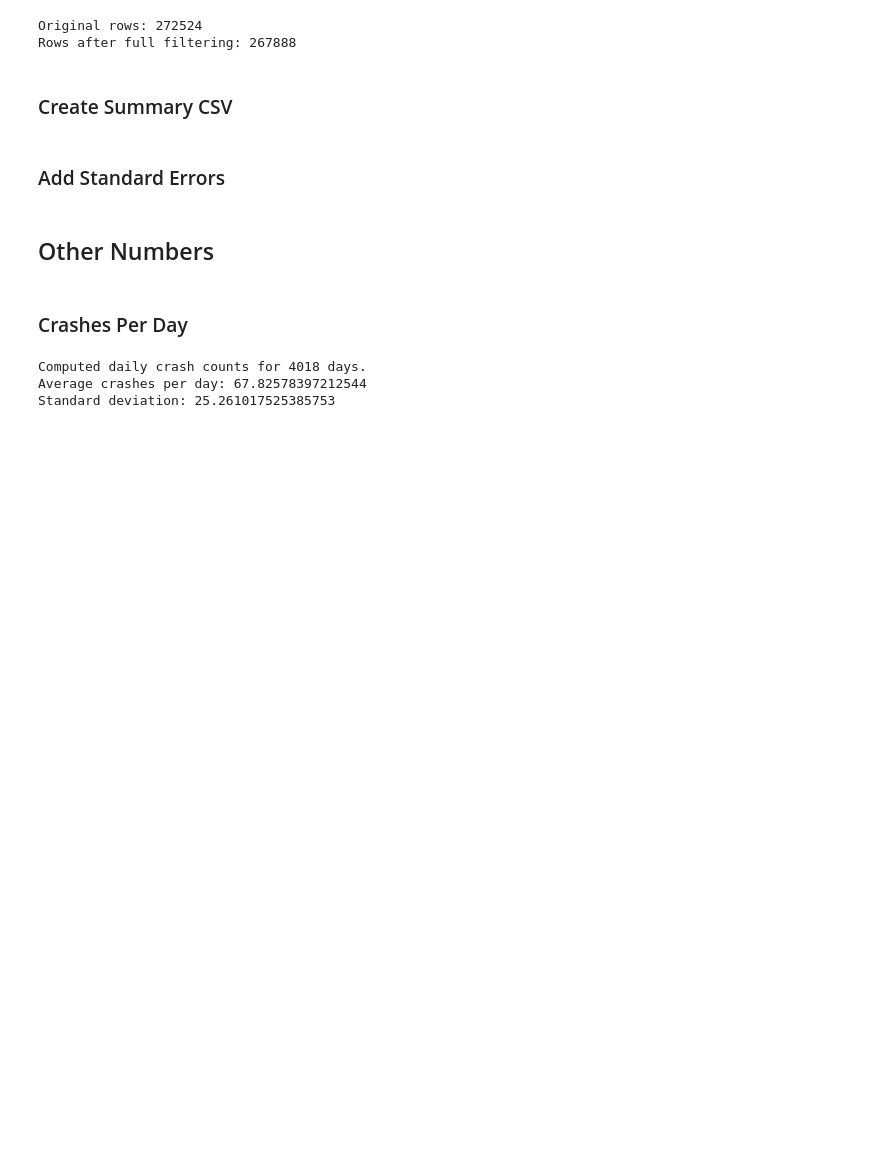
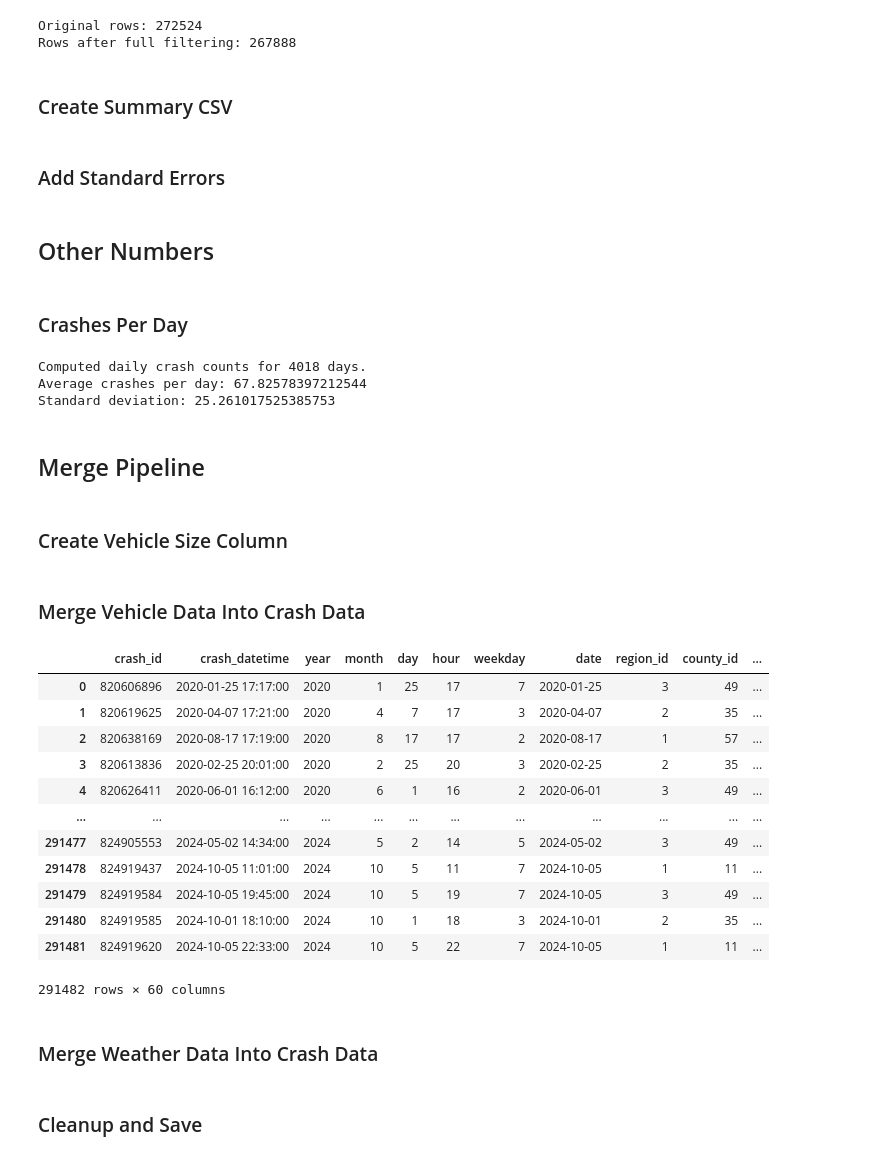
Before and after one commit to theodorewright11/econ484_ml_project, a Jupyter notebook: scripts/main.ipynb, the cells around one changed output. Drawn from its saved outputs; the diff is of its cells as text; code cells hidden in the pictures; blank space fills up the shorter version.

```diff
--- a/scripts/main.ipynb
+++ b/scripts/main.ipynb
@@ -195,3 +195,7 @@ print("Standard deviation:", daily_crashes["crash_count"].std())
 Computed daily crash counts for 4018 days.
 Average crashes per day: 67.82578397212544
 Standard deviation: 25.261017525385753
+# %% [markdown]
+## Merge Pipeline
+# %% [markdown]
+### Create Vehicle Size Column
@@ -197,0 +273,59 @@ Standard deviation: 25.261017525385753
+# %% [markdown]
+### Merge Vehicle Data Into Crash Data
+# %%
+crash = pd.read_csv("../data/raw/crash_data_2020_2025.csv", low_memory=False)
+
+# --- Convert datetime columns ---
+crash["crash_datetime"] = pd.to_datetime(crash["crash_datetime"], errors="coerce")
+vehicle["crash_datetime"] = pd.to_datetime(vehicle["crash_datetime"], errors="coerce")
+
+# 1. Aggregate VEHICLE data to crash level
+
+# Example aggregate (keep one row per crash)
+agg_funcs = {
+    "vehicle_num": "count",
+    "vehicle_year": "mean",
+    "estimated_travel_speed": "mean",
+    "posted_speed": "mean"
+}
+
+# Treat impossible vehicle_years as missing
+vehicle.loc[vehicle["vehicle_year"] <= 1900, "vehicle_year"] = np.nan
+
+vehicle_summary = (
+    vehicle.groupby("crash_id")
+    .agg(agg_funcs)
+    .reset_index()
+    .rename(columns={
+        "vehicle_num": "num_vehicles_reported",
+        "vehicle_year": "avg_vehicle_year",
+        "estimated_travel_speed": "avg_estimated_speed",
+        "posted_speed": "avg_posted_speed"
+    })
+)
+
+# 2. Merge vehicle summary into crash
+
+# --- merge summaries together ---
+vehicle_merged = vehicle_summary.merge(vehicle_type_summary, on="crash_id", how="left")
+
+# --- merge into crash data ---
+crash_veh = crash.merge(vehicle_merged, on="crash_id", how="left")
+
+crash_veh
+# %% [output]
+|  | crash_id | crash_datetime | year | month | day | hour | weekday | date | region_id | county_id | ... |
+| 0 | 820606896 | 2020-01-25 17:17:00 | 2020 | 1 | 25 | 17 | 7 | 2020-01-25 | 3 | 49 | ... |
+| 1 | 820619625 | 2020-04-07 17:21:00 | 2020 | 4 | 7 | 17 | 3 | 2020-04-07 | 2 | 35 | ... |
+| 2 | 820638169 | 2020-08-17 17:19:00 | 2020 | 8 | 17 | 17 | 2 | 2020-08-17 | 1 | 57 | ... |
+| 3 | 820613836 | 2020-02-25 20:01:00 | 2020 | 2 | 25 | 20 | 3 | 2020-02-25 | 2 | 35 | ... |
+| 4 | 820626411 | 2020-06-01 16:12:00 | 2020 | 6 | 1 | 16 | 2 | 2020-06-01 | 3 | 49 | ... |
+| ... | ... | ... | ... | ... | ... | ... | ... | ... | ... | ... | ... |
+| 291477 | 824905553 | 2024-05-02 14:34:00 | 2024 | 5 | 2 | 14 | 5 | 2024-05-02 | 3 | 49 | ... |
+| 291478 | 824919437 | 2024-10-05 11:01:00 | 2024 | 10 | 5 | 11 | 7 | 2024-10-05 | 1 | 11 | ... |
+| 291479 | 824919584 | 2024-10-05 19:45:00 | 2024 | 10 | 5 | 19 | 7 | 2024-10-05 | 3 | 49 | ... |
+| 291480 | 824919585 | 2024-10-01 18:10:00 | 2024 | 10 | 1 | 18 | 3 | 2024-10-01 | 2 | 35 | ... |
+| 291481 | 824919620 | 2024-10-05 22:33:00 | 2024 | 10 | 5 | 22 | 7 | 2024-10-05 | 1 | 11 | ... |
+291482 rows × 60 columns
+# %% [markdown]
+### Merge Weather Data Into Crash Data
@@ -197,0 +376,2 @@ Standard deviation: 25.261017525385753
+# %% [markdown]
+### Cleanup and Save
```
Also changed, not shown: parts of 7 cells of this notebook.
